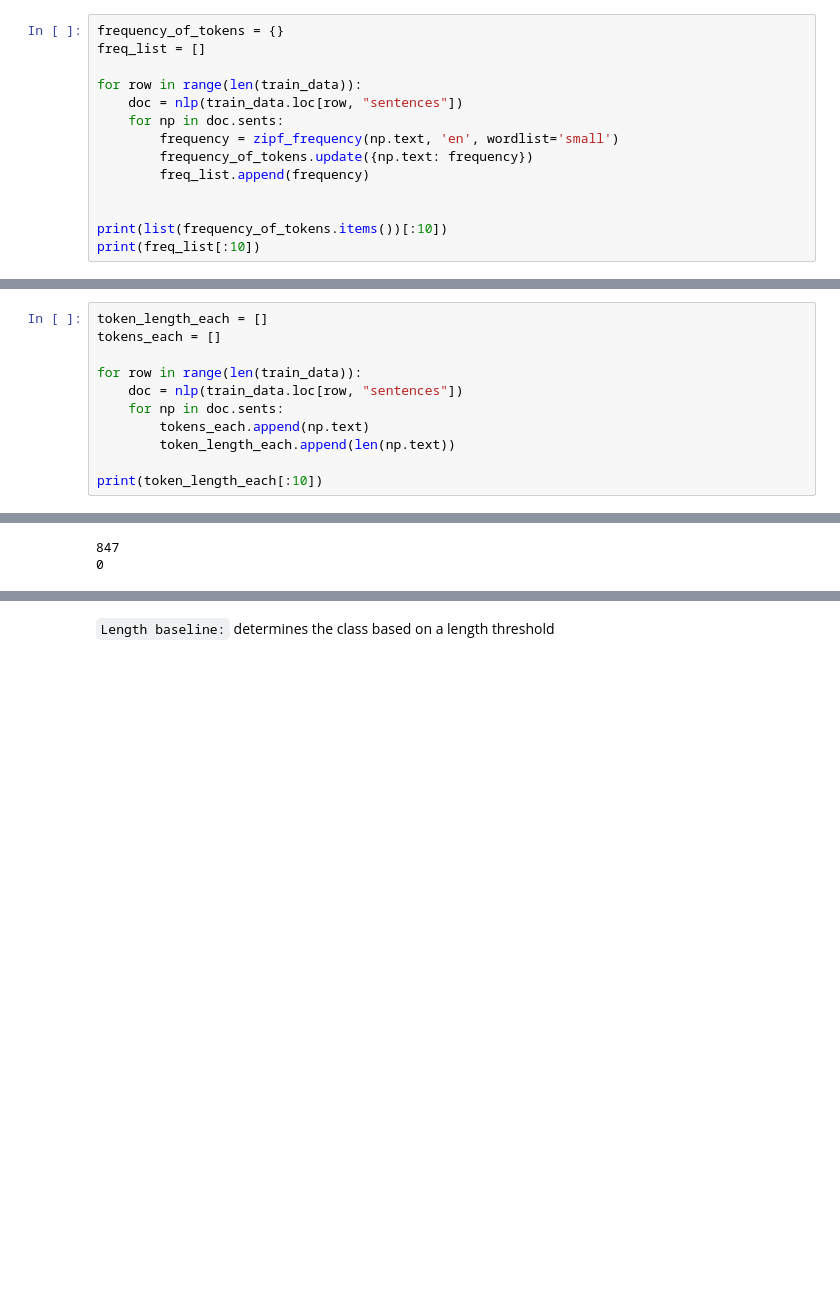
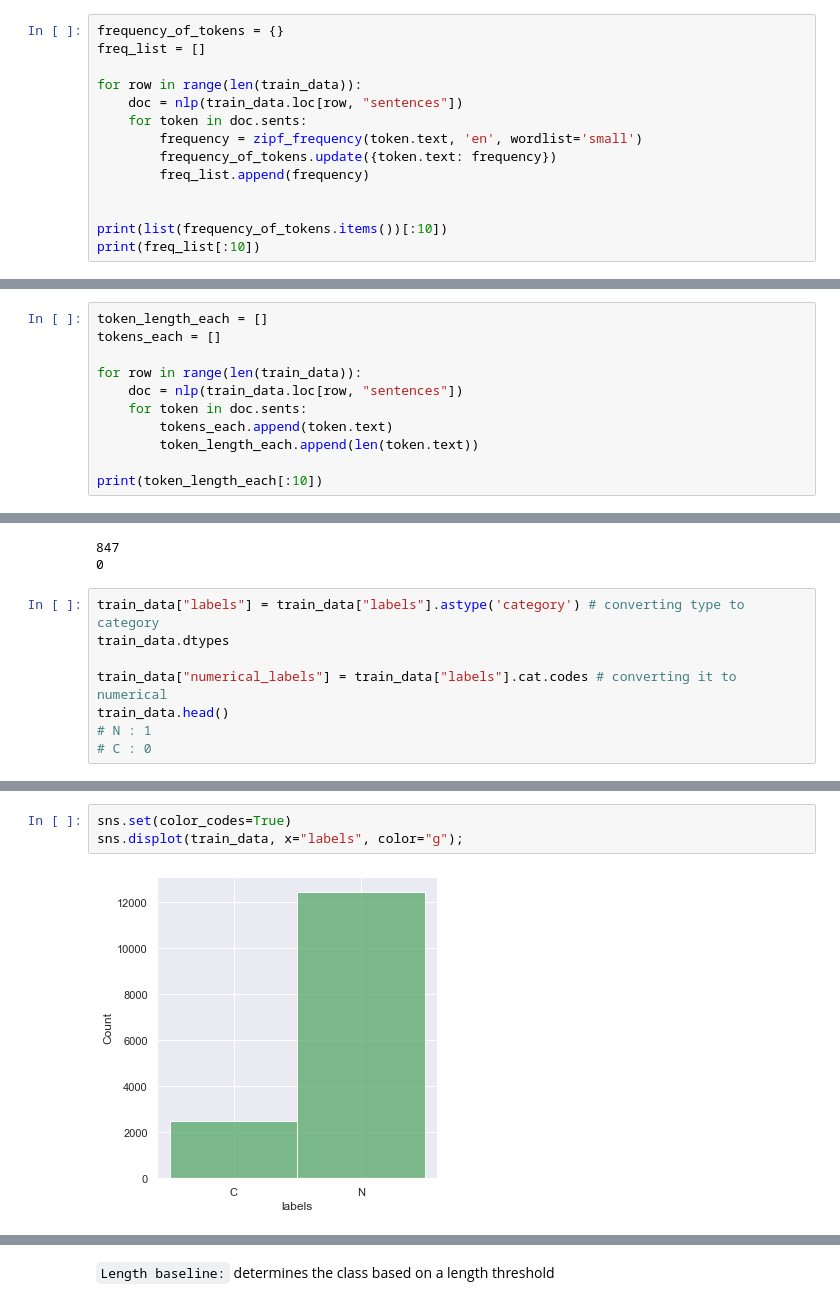
Before and after one commit to melisnv/natural-language-processing-projects, a Jupyter notebook: Assignment I NLP/Part B - baselines.ipynb, the cells around one changed output, grey strips where cells are left out. Cells and saved outputs as stored; diff of their text form; blank space fills up the shorter version.

Commit message:
adds baseline plots

```diff
--- a/Assignment I NLP/Part B - baselines.ipynb
+++ b/Assignment I NLP/Part B - baselines.ipynb
@@ -104,9 +104,9 @@ freq_list = []
 
 for row in range(len(train_data)):
     doc = nlp(train_data.loc[row, "sentences"])
-    for np in doc.sents:
-        frequency = zipf_frequency(np.text, 'en', wordlist='small')
-        frequency_of_tokens.update({np.text: frequency})
+    for token in doc.sents:
+        frequency = zipf_frequency(token.text, 'en', wordlist='small')
+        frequency_of_tokens.update({token.text: frequency})
         freq_list.append(frequency)
 
 
@@ -123,9 +123,9 @@ tokens_each = []
 
 for row in range(len(train_data)):
     doc = nlp(train_data.loc[row, "sentences"])
-    for np in doc.sents:
-        tokens_each.append(np.text)
-        token_length_each.append(len(np.text))
+    for token in doc.sents:
+        tokens_each.append(token.text)
+        token_length_each.append(len(token.text))
 
 print(token_length_each[:10])
 # %% [output]
@@ -187,3 +187,11 @@ print(len(train_data["labels"][train_data["labels"] == 'C'][train_data["frequenc
 # %% [output]
 847
 0
+# %%
+train_data["labels"] = train_data["labels"].astype('category') # converting type to category
+train_data.dtypes
+
+train_data["numerical_labels"] = train_data["labels"].cat.codes # converting it to numerical
+train_data.head()
+# N : 1
+# C : 0
@@ -189,0 +205,5 @@ print(len(train_data["labels"][train_data["labels"] == 'C'][train_data["frequenc
+# %%
+sns.set(color_codes=True)
+sns.displot(train_data, x="labels", color="g");
+# %% [output]
+[figure, added]
```
Also changed, not shown: parts of 8 cells of this notebook.
